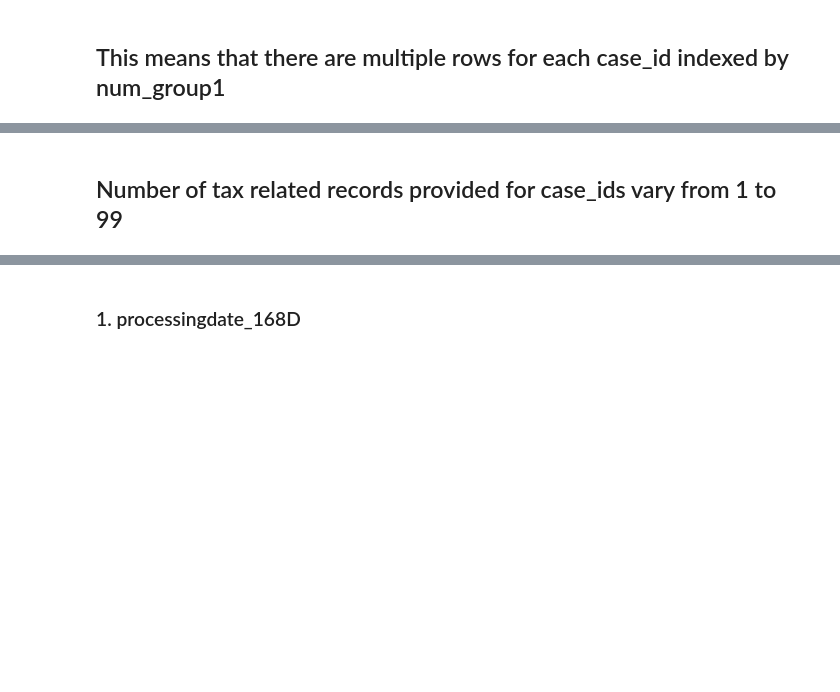
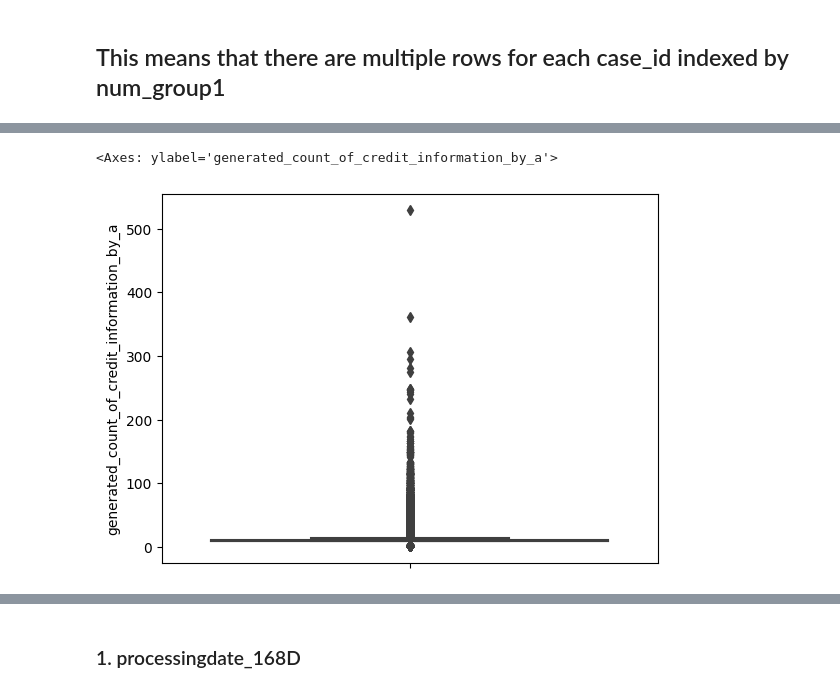
Before and after one commit to hardiksahi/MachineLearning, a Jupyter notebook: kaggle/home-credit-risk-model-stability/notebooks/EDA_ credit_bureau_a_1.ipynb, the cells around one changed output, grey strips where cells are left out. Cells and saved outputs as stored; diff of their text form; code cells hidden in the pictures; blank space fills up the shorter version.

```diff
--- a/kaggle/home-credit-risk-model-stability/notebooks/EDA_ credit_bureau_a_1.ipynb
+++ b/kaggle/home-credit-risk-model-stability/notebooks/EDA_ credit_bureau_a_1.ipynb
@@ -154,5 +182,5 @@ credit_bureau_a_1_df[credit_bureau_a_1_df.case_id == 388].sort_values(by=["num_g
 # %% [markdown]
 ## This means that there are multiple rows for each case_id indexed by num_group1
 # %%
-unique_num_group_case_id_df = credit_bureau_a_1_df.groupby(by=["case_id"]).agg({"num_group1": "nunique"}).reset_index().rename({"num_group1": "generated_count_of_tax_information_by_provider_c"}, axis=1)
+unique_num_group_case_id_df = credit_bureau_a_1_df.groupby(by=["case_id"]).agg({"num_group1": "nunique"}).reset_index().rename({"num_group1": "generated_count_of_credit_information_by_a"}, axis=1)
 # %%
@@ -162,4 +195,5 @@ tax_registry_c_1_df[tax_registry_c_1_df.case_id == 1846104].sort_values(by=["num
 # %%
-sns.boxplot(data=unique_num_group_case_id_df, y="generated_count_of_tax_information_by_provider_c")
+sns.boxplot(data=unique_num_group_case_id_df, y="generated_count_of_credit_information_by_a")
+# %% [output]
+<Axes: ylabel='generated_count_of_credit_information_by_a'>
+[figure, added]
-# %% [markdown]
-## Number of tax related records provided for case_ids vary from 1 to 99
```
Also changed, not shown: parts of 178 cells of this notebook.
